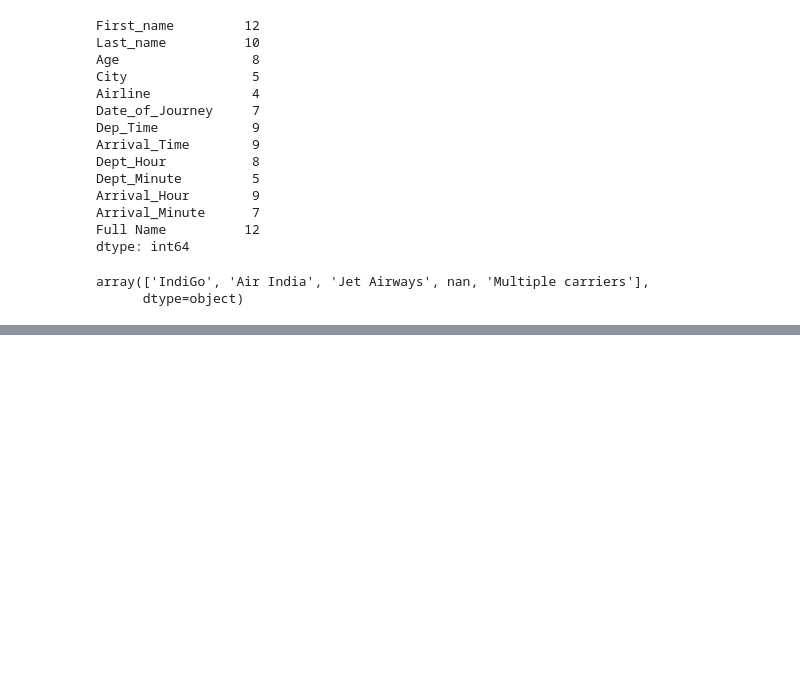
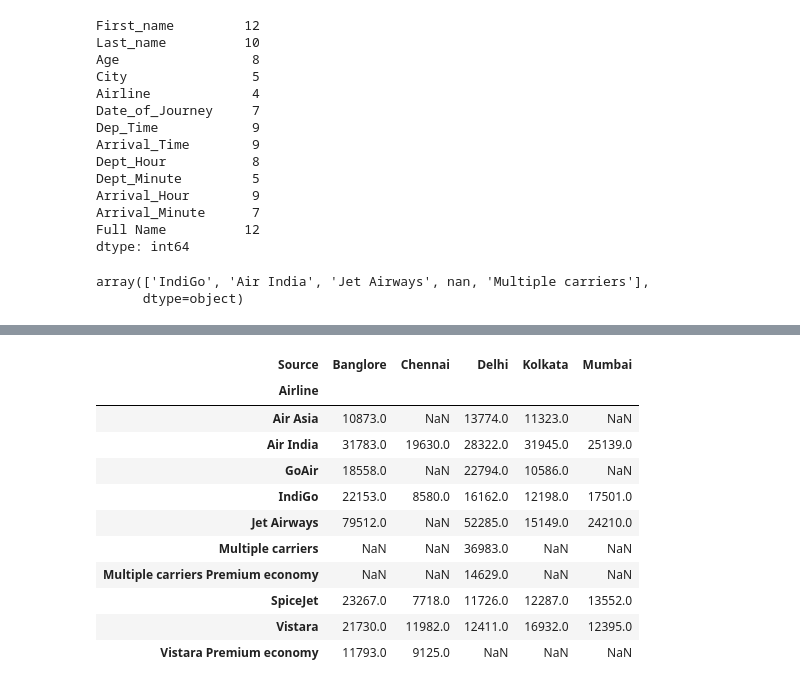
Before and after one commit to ChinmayBhusane/pythonpractice, a Jupyter notebook: 03_data_manupulation_pandas/pandas_level_01.ipynb, the cells around one changed output, grey strips where cells are left out. Saved outputs shown, nothing was run; the diff lists cells and outputs as text; code cells hidden in the pictures; blank space fills up the shorter version.

```diff
--- a/03_data_manupulation_pandas/pandas_level_01.ipynb
+++ b/03_data_manupulation_pandas/pandas_level_01.ipynb
@@ -226,0 +432,15 @@ array(['IndiGo', 'Air India', 'Jet Airways', nan, 'Multiple carriers'],
+# %%
+df.pivot_table(index='Airline',columns='Source',values='Price',aggfunc='max')
+# %% [output]
+| Source | Banglore | Chennai | Delhi | Kolkata | Mumbai |
+| Airline |  |  |  |  |  |
+| Air Asia | 10873.0 | NaN | 13774.0 | 11323.0 | NaN |
+| Air India | 31783.0 | 19630.0 | 28322.0 | 31945.0 | 25139.0 |
+| GoAir | 18558.0 | NaN | 22794.0 | 10586.0 | NaN |
+| IndiGo | 22153.0 | 8580.0 | 16162.0 | 12198.0 | 17501.0 |
+| Jet Airways | 79512.0 | NaN | 52285.0 | 15149.0 | 24210.0 |
+| Multiple carriers | NaN | NaN | 36983.0 | NaN | NaN |
+| Multiple carriers Premium economy | NaN | NaN | 14629.0 | NaN | NaN |
+| SpiceJet | 23267.0 | 7718.0 | 11726.0 | 12287.0 | 13552.0 |
+| Vistara | 21730.0 | 11982.0 | 12411.0 | 16932.0 | 12395.0 |
+| Vistara Premium economy | 11793.0 | 9125.0 | NaN | NaN | NaN |
```
Also changed, not shown: parts of 23 cells of this notebook.
